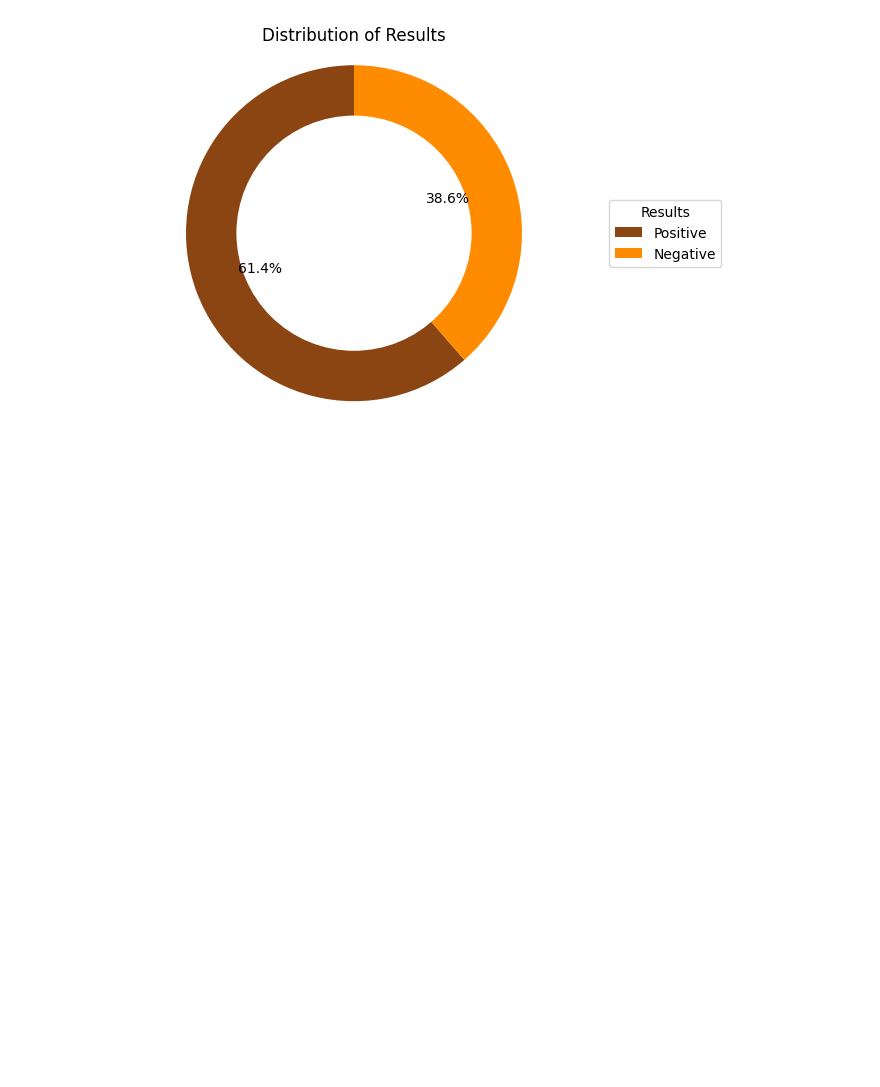
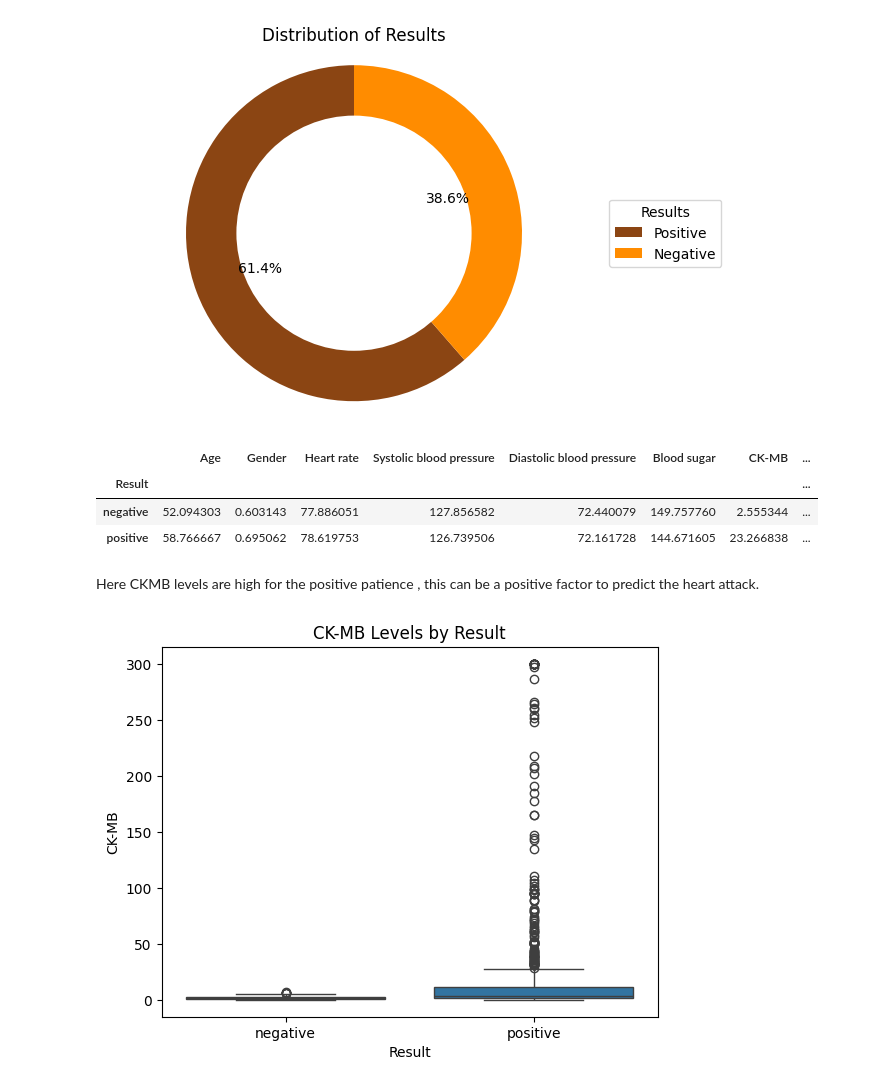
Before and after one commit to Madhulik123/Data-Analysis-project, a Jupyter notebook: heart.ipynb, the cells around one changed output. Drawn from its saved outputs; the diff is of its cells as text; code cells hidden in the pictures; blank space fills up the shorter version.

```diff
--- a/heart.ipynb
+++ b/heart.ipynb
@@ -156,3 +154,27 @@ plt.legend(wedges, labels,
 plt.show()
 # %% [output]
 [figure]
+# %%
+df.groupby('Result')['Age'].describe()
+df.groupby('Result').mean()
+# %% [output]
+|  | Age | Gender | Heart rate | Systolic blood pressure | Diastolic blood pressure | Blood sugar | CK-MB | ... |
+| Result |  |  |  |  |  |  |  | ... |
+| negative | 52.094303 | 0.603143 | 77.886051 | 127.856582 | 72.440079 | 149.757760 | 2.555344 | ... |
+| positive | 58.766667 | 0.695062 | 78.619753 | 126.739506 | 72.161728 | 144.671605 | 23.266838 | ... |
+# %% [markdown]
+Here CKMB levels are high for the positive patience , this can be a positive factor to predict the heart attack.
+# %%
+import seaborn as sns
+import matplotlib.pyplot as plt
+
+# Box plot of CK-MB levels by Result
+sns.boxplot(x='Result', y='CK-MB', data=df)
+
+# Optional formatting
+plt.title('CK-MB Levels by Result')
+plt.xlabel('Result')
+plt.ylabel('CK-MB')
+plt.show()
+# %% [output]
+[figure, added]
```
Also changed, not shown: parts of 4 cells of this notebook.
